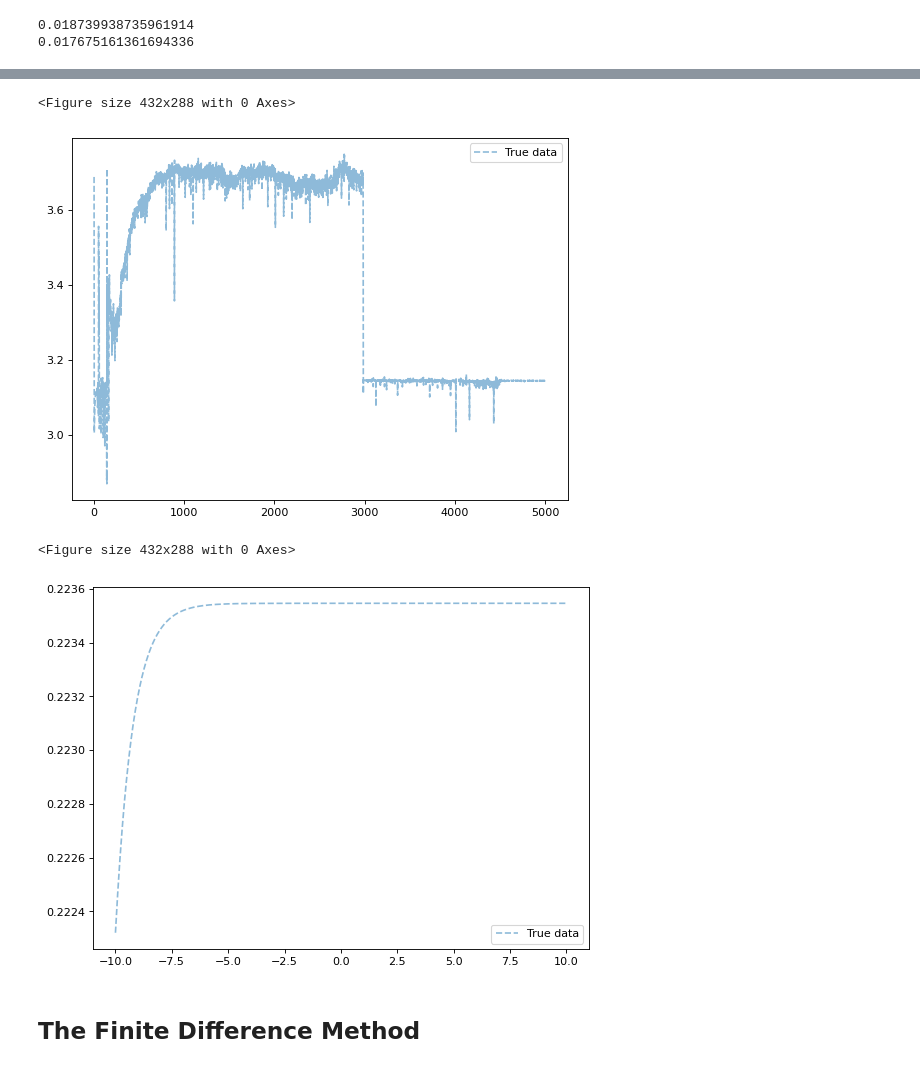
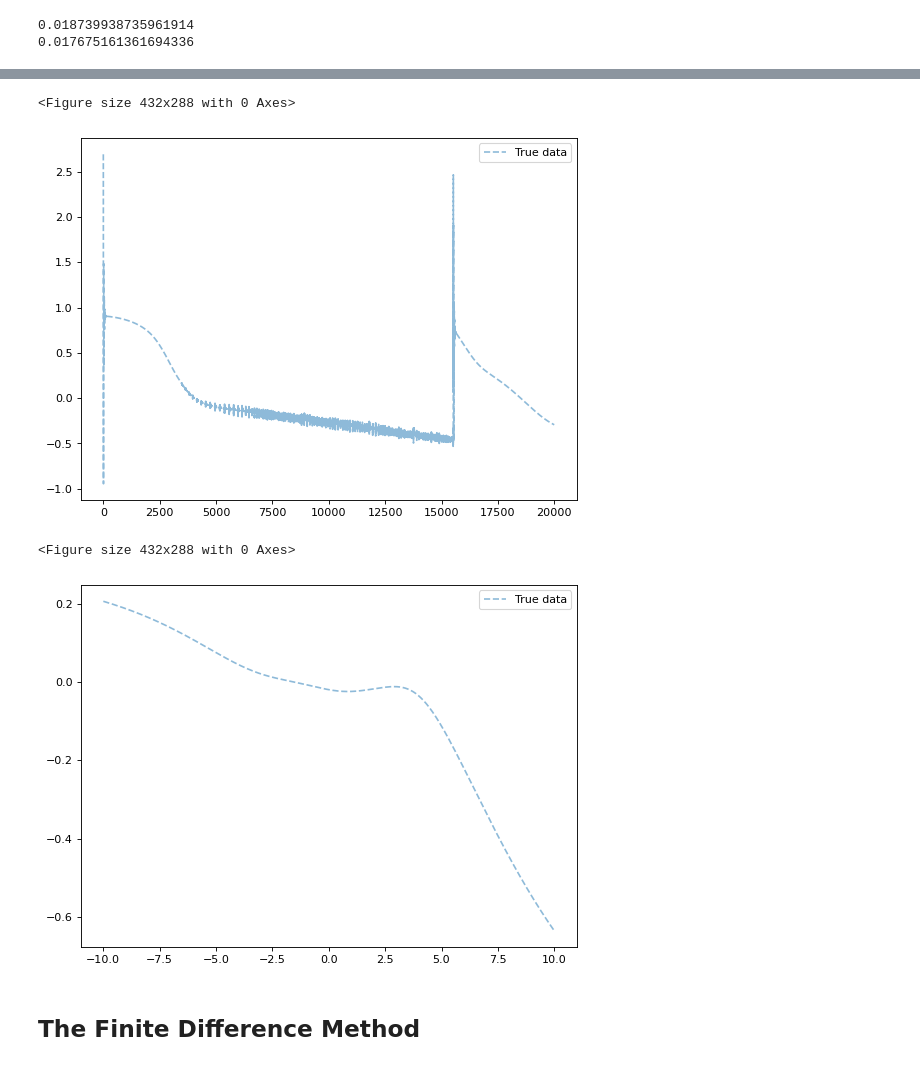
Before and after one commit to trungdoquoc/reu-math-2022, a Jupyter notebook: mini_batch_adam_pf.ipynb, the cells around one changed output, grey strips where cells are left out. Saved outputs shown, nothing was run; the diff lists cells and outputs as text; code cells hidden in the pictures.

```diff
--- a/mini_batch_adam_pf.ipynb
+++ b/mini_batch_adam_pf.ipynb
@@ -14,9 +14,9 @@ import matplotlib.pyplot as plt
 LAMBDA_PEN = 1000
 L_BOUND = -10
 U_BOUND = 10
-N_POINTS = 1024
+N_POINTS = 512
 
-NUM_EPOCHS = 5000
+NUM_EPOCHS = 20000
 
 M_POINTS = 5
 ALPHA = 2
@@ -412,6 +439,7 @@ print(time2)
 learningRate = 0.01
 
 #INIT MODEL
+batch_model = Nonlinear(20)
 model_32 = Nonlinear(20)
 model_64 = Nonlinear(20)
 model_128 = Nonlinear(20)
@@ -426,7 +454,7 @@ if torch.cuda.is_available():
 #                                 momentum=0.9)
 
 # Adam:
-adam_optimizer = torch.optim.Adam(model_32.parameters(),
+adam_optimizer = torch.optim.Adam(batch_model.parameters(),
                                     lr=learningRate,
                                     betas=(0.9, 0.999),
                                     eps=1e-08,
@@ -495,19 +526,34 @@ model_res_64 = None
 model_res_128 = None
 # %%
 ### TRAIN MODEL HERE ###
-def run_training(nn_model, p_fn, optimizer, b_size, mini_batch=True):
+def run_batch_training(nn_model, v_x, optimizer):
 
+    now = datetime.datetime.now(tz=timezone('US/Eastern'))
+    print("Start time is " + str(now))
+    start = time.time()
+
+    model_res = nn_model.batch_train_with_penalty(NUM_EPOCHS,
+                                                v_x,
+                                                optimizer,
+                                                LAMBDA_PEN,
+                                                DISCRETE_POINTS)
+    end = time.time()
+    time1 = end-start
+    print("Using potential function defined as class takes " + str(time1))
+    return model_res
+
+def run_minibatch_training(nn_model, v_x, optimizer, b_size):
     now = datetime.datetime.now(tz=timezone('US/Eastern'))
     print(("Start time for batch_size = {a} is " + str(now)).format(a=b_size))
     start = time.time()
 
-    model_res = nn_model.train_network_with_penalty(NUM_EPOCHS,
-                                                p_fn,
-                                                optimizer,
-                                                LAMBDA_PEN,
-                                                DISCRETE_POINTS,
-                                                mini_batch=True,
-                                                batch_size=b_size)
+    model_res = nn_model.minibatch_train_with_penalty(NUM_EPOCHS,
+                                                      v_x,
+                                                      optimizer,
+                                                      LAMBDA_PEN,
+                                                      DISCRETE_POINTS,
+                                                      batch_size=b_size)
+
     end = time.time()
     time1 = end-start
     print("Using potential function defined as class takes " + str(time1))
@@ -548,0 +602,2 @@ c value = tensor([1.0312], grad_fn=<MulBackward0>)
+# %%
+batch_res = run_batch_training(batch_model, p_fn, adam_optimizer)
@@ -549,19 +636,19 @@ c value = tensor([1.0312], grad_fn=<MulBackward0>)
 # %%
-plot_figure(model_res_64[0], (model_res_64[2]))
+plot_figure(batch_res[0], np.log(batch_res[2]))
 # %% [output]
 <Figure size 432x288 with 0 Axes>
-[figure, old version]
+[figure, new version]
 # %%
 x_values = np.linspace(L_BOUND, U_BOUND, N_POINTS)
 x_vals = [torch.tensor([i], requires_grad=True, dtype=torch.float) for i in np.linspace(L_BOUND, U_BOUND, N_POINTS)]
 
-model_output = model_on_interval(model_64, DISCRETE_POINTS)
+model_output = model_on_interval(batch_model, DISCRETE_POINTS)
 
 plot_figure(x_values, model_output)
 # plot_figure(x_values, model_output)
 # %% [output]
 <Figure size 432x288 with 0 Axes>
-[figure, old version]
+[figure, new version]
 # %% [markdown]
 ## The Finite Difference Method ##
 # %%
```
Also changed, not shown: parts of 24 cells of this notebook.
